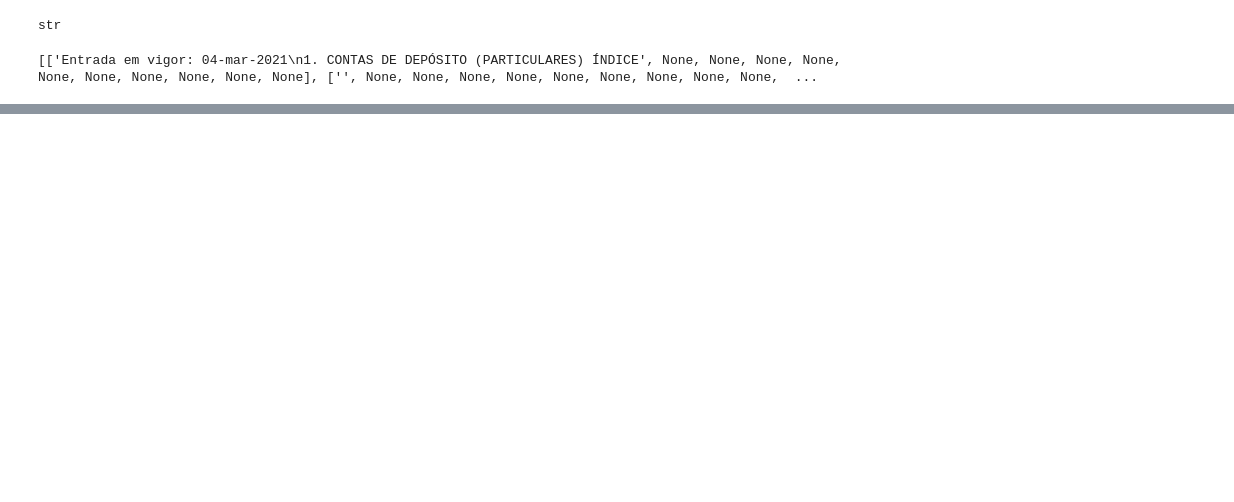
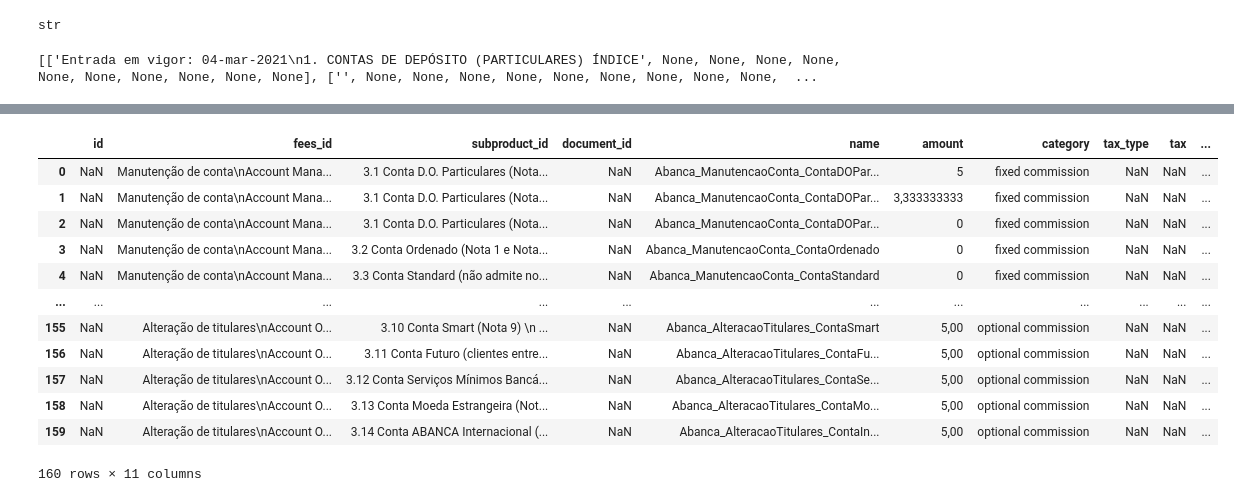
Before and after one commit to moritzgeiger/bank-benchmark-api, a Jupyter notebook: notebooks/pedro_notebook.ipynb, the cells around one changed output, grey strips where cells are left out. Drawn from its saved outputs; the diff is of its cells as text; code cells hidden in the pictures; blank space fills up the shorter version.

Commit message:
Updated pedro_notebook and added housing credits seeds files

```diff
--- a/notebooks/pedro_notebook.ipynb
+++ b/notebooks/pedro_notebook.ipynb
@@ -25,0 +29,11 @@ print(page.extract_table(table_settings={}))
+# %%
+banks=pd.read_csv('seeds/banks.csv', sep=';')
+websites=pd.read_csv('seeds/websites.csv', sep=';')
+settings=pd.read_csv('seeds/settings.csv', sep=';')
+users=pd.read_csv('seeds/users.csv', sep=';')
+requests=pd.read_csv('seeds/requests.csv', sep=';')
+products=pd.read_csv('seeds/products.csv', sep=';')
+subproducts=pd.read_csv('seeds/subproducts.csv', sep=';')
+documents=pd.read_csv('seeds/documents.csv', sep=';')
+fees=pd.read_csv('seeds/fees.csv', sep=';')
+prices=pd.read_csv('seeds/prices.csv', sep=';')
@@ -25,0 +135,16 @@ print(page.extract_table(table_settings={}))
+# %%
+prices
+# %% [output]
+|  | id | fees_id | subproduct_id | document_id | name | amount | category | tax_type | tax | ... |
+| 0 | NaN | Manutenção de conta\nAccount Mana... | 3.1 Conta D.O. Particulares (Nota... | NaN | Abanca_ManutencaoConta_ContaDOPar... | 5 | fixed commission | NaN | NaN | ... |
+| 1 | NaN | Manutenção de conta\nAccount Mana... | 3.1 Conta D.O. Particulares (Nota... | NaN | Abanca_ManutencaoConta_ContaDOPar... | 3,333333333 | fixed commission | NaN | NaN | ... |
+| 2 | NaN | Manutenção de conta\nAccount Mana... | 3.1 Conta D.O. Particulares (Nota... | NaN | Abanca_ManutencaoConta_ContaDOPar... | 0 | fixed commission | NaN | NaN | ... |
+| 3 | NaN | Manutenção de conta\nAccount Mana... | 3.2 Conta Ordenado (Nota 1 e Nota... | NaN | Abanca_ManutencaoConta_ContaOrdenado | 0 | fixed commission | NaN | NaN | ... |
+| 4 | NaN | Manutenção de conta\nAccount Mana... | 3.3 Conta Standard (não admite no... | NaN | Abanca_ManutencaoConta_ContaStandard | 0 | fixed commission | NaN | NaN | ... |
+| ... | ... | ... | ... | ... | ... | ... | ... | ... | ... | ... |
+| 155 | NaN | Alteração de titulares\nAccount O... | 3.10 Conta Smart (Nota 9) \n ... | NaN | Abanca_AlteracaoTitulares_ContaSmart | 5,00 | optional commission | NaN | NaN | ... |
+| 156 | NaN | Alteração de titulares\nAccount O... | 3.11 Conta Futuro (clientes entre... | NaN | Abanca_AlteracaoTitulares_ContaFu... | 5,00 | optional commission | NaN | NaN | ... |
+| 157 | NaN | Alteração de titulares\nAccount O... | 3.12 Conta Serviços Mínimos Bancá... | NaN | Abanca_AlteracaoTitulares_ContaSe... | 5,00 | optional commission | NaN | NaN | ... |
+| 158 | NaN | Alteração de titulares\nAccount O... | 3.13 Conta Moeda Estrangeira (Not... | NaN | Abanca_AlteracaoTitulares_ContaMo... | 5,00 | optional commission | NaN | NaN | ... |
+| 159 | NaN | Alteração de titulares\nAccount O... | 3.14 Conta ABANCA Internacional (... | NaN | Abanca_AlteracaoTitulares_ContaIn... | 5,00 | optional commission | NaN | NaN | ... |
+160 rows × 11 columns
```
Also changed, not shown: parts of 13 cells of this notebook, 15 other files.
